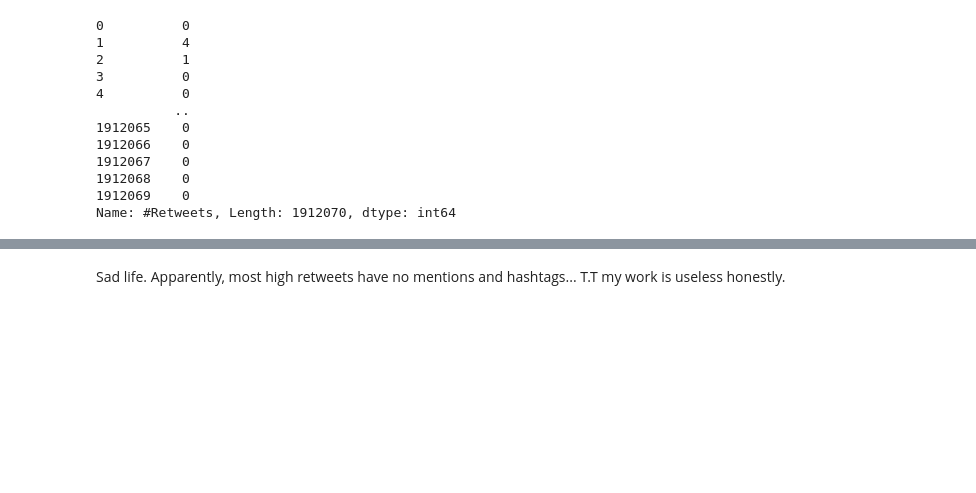
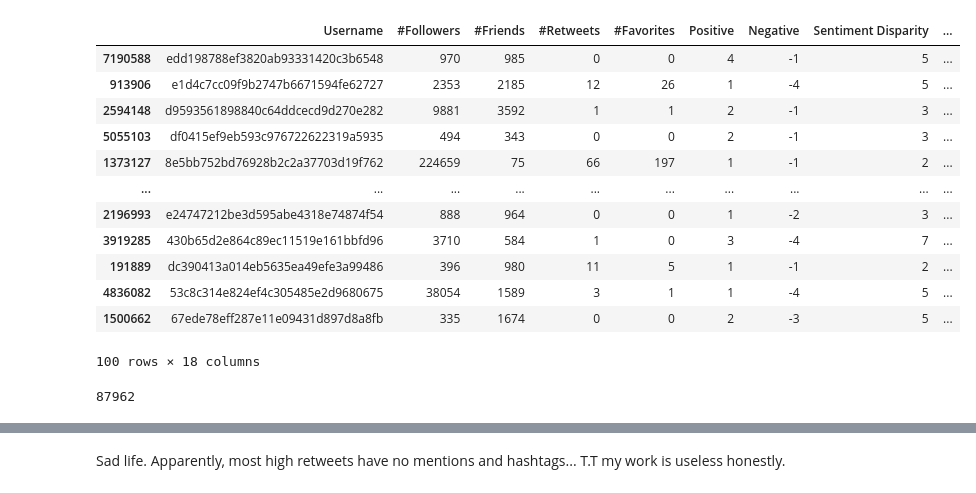
Before and after one commit to arglux/50021-ai-project, a Jupyter notebook: model.ipynb, the cells around one changed output, grey strips where cells are left out. Drawn from its saved outputs; the diff is of its cells as text; code cells hidden in the pictures; blank space fills up the shorter version.

```diff
--- a/model.ipynb
+++ b/model.ipynb
@@ -92,15 +52,0 @@ data[data['#Retweets'] != 0]
-# %%
-data['#Retweets']
-# %% [output]
-0          0
-1          4
-2          1
-3          0
-4          0
-          ..
-1912065    0
-1912066    0
-1912067    0
-1912068    0
-1912069    0
-Name: #Retweets, Length: 1912070, dtype: int64
@@ -106,0 +55,21 @@ Name: #Retweets, Length: 1912070, dtype: int64
+# %%
+# df.to_pickle("./data/mil.pkl")
+df.head(100)
+# %% [output]
+|  | Username | #Followers | #Friends | #Retweets | #Favorites | Positive | Negative | Sentiment Disparity | ... |
+| 7190588 | edd198788ef3820ab93331420c3b6548 | 970 | 985 | 0 | 0 | 4 | -1 | 5 | ... |
+| 913906 | e1d4c7cc09f9b2747b6671594fe62727 | 2353 | 2185 | 12 | 26 | 1 | -4 | 5 | ... |
+| 2594148 | d9593561898840c64ddcecd9d270e282 | 9881 | 3592 | 1 | 1 | 2 | -1 | 3 | ... |
+| 5055103 | df0415ef9eb593c976722622319a5935 | 494 | 343 | 0 | 0 | 2 | -1 | 3 | ... |
+| 1373127 | 8e5bb752bd76928b2c2a37703d19f762 | 224659 | 75 | 66 | 197 | 1 | -1 | 2 | ... |
+| ... | ... | ... | ... | ... | ... | ... | ... | ... | ... |
+| 2196993 | e24747212be3d595abe4318e74874f54 | 888 | 964 | 0 | 0 | 1 | -2 | 3 | ... |
+| 3919285 | 430b65d2e864c89ec11519e161bbfd96 | 3710 | 584 | 1 | 0 | 3 | -4 | 7 | ... |
+| 191889 | dc390413a014eb5635ea49efe3a99486 | 396 | 980 | 11 | 5 | 1 | -1 | 2 | ... |
+| 4836082 | 53c8c314e824ef4c305485e2d9680675 | 38054 | 1589 | 3 | 1 | 1 | -4 | 5 | ... |
+| 1500662 | 67ede78eff287e11e09431d897d8a8fb | 335 | 1674 | 0 | 0 | 2 | -3 | 5 | ... |
+100 rows × 18 columns
+# %%
+df['Username'].nunique()
+# %% [output]
+87962
```
Also changed, not shown: parts of 29 cells of this notebook, 2 other files.
